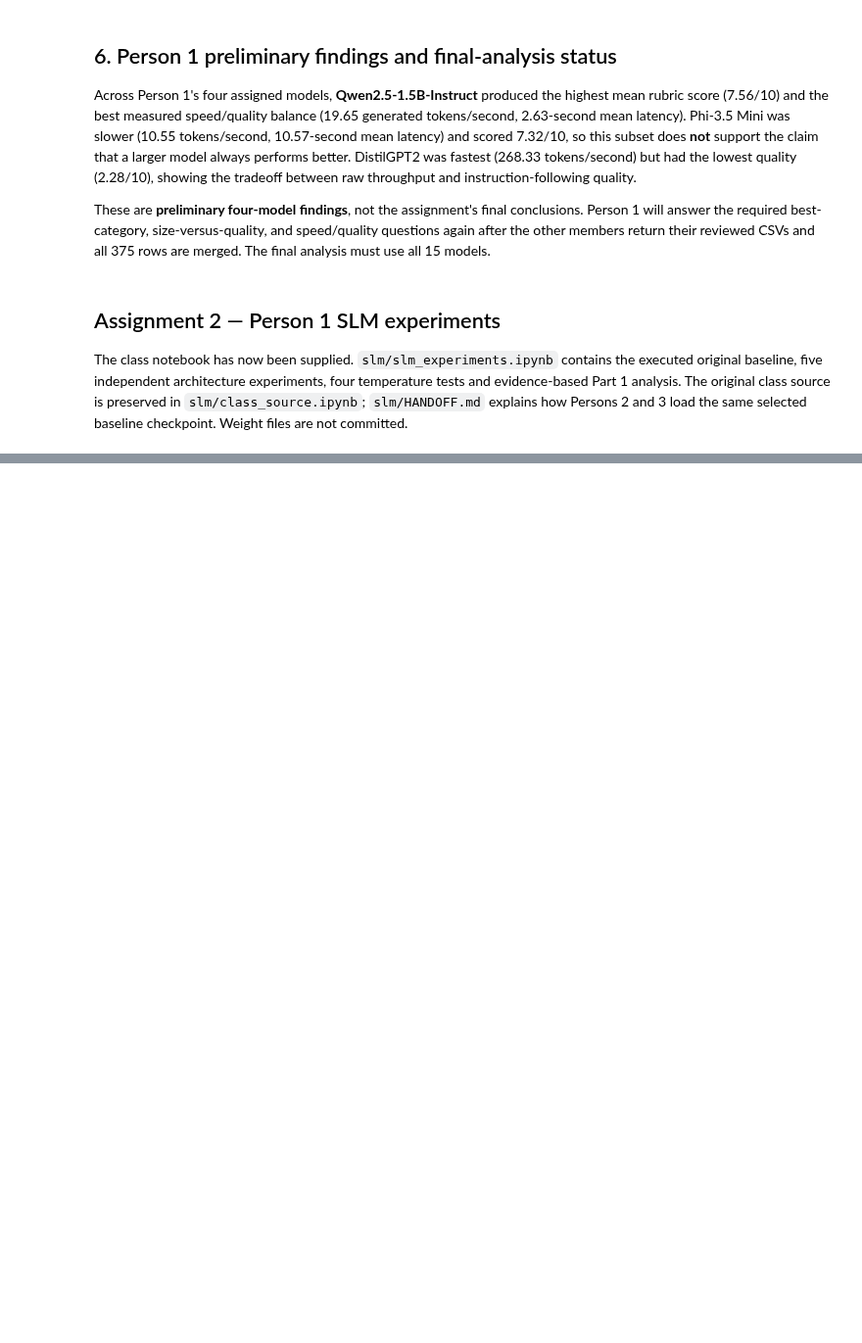
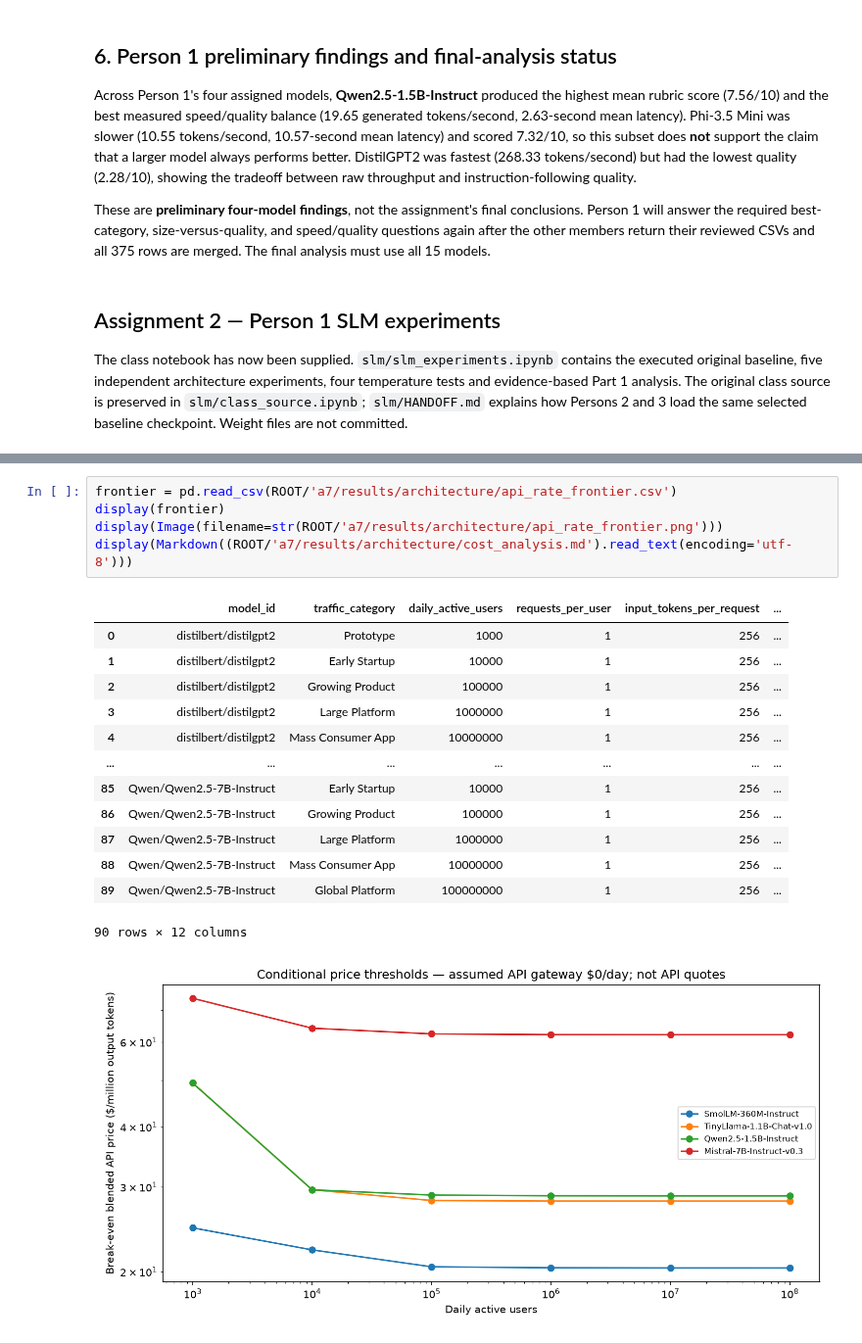
Before and after one commit to HestiaaAI/12_HestiaaAI, a Jupyter notebook: a7/multi_model_system.ipynb, the cells around one changed output, grey strips where cells are left out. Shown at 98% size. Saved outputs shown, nothing was run; the diff lists cells and outputs as text; blank space fills up the shorter version.

Commit message:
Integrate benchmark, local-cost and RAG evidence into system analysis

```diff
--- a/a7/multi_model_system.ipynb
+++ b/a7/multi_model_system.ipynb
@@ -331,0 +376,20 @@ Architecture lead benchmark: see coverage above. Cost crossover and full-team pe
+# %%
+frontier = pd.read_csv(ROOT/'a7/results/architecture/api_rate_frontier.csv')
+display(frontier)
+display(Image(filename=str(ROOT/'a7/results/architecture/api_rate_frontier.png')))
+display(Markdown((ROOT/'a7/results/architecture/cost_analysis.md').read_text(encoding='utf-8')))
+# %% [output]
+|  | model_id | traffic_category | daily_active_users | requests_per_user | input_tokens_per_request | ... |
+| 0 | distilbert/distilgpt2 | Prototype | 1000 | 1 | 256 | ... |
+| 1 | distilbert/distilgpt2 | Early Startup | 10000 | 1 | 256 | ... |
+| 2 | distilbert/distilgpt2 | Growing Product | 100000 | 1 | 256 | ... |
+| 3 | distilbert/distilgpt2 | Large Platform | 1000000 | 1 | 256 | ... |
+| 4 | distilbert/distilgpt2 | Mass Consumer App | 10000000 | 1 | 256 | ... |
+| ... | ... | ... | ... | ... | ... | ... |
+| 85 | Qwen/Qwen2.5-7B-Instruct | Early Startup | 10000 | 1 | 256 | ... |
+| 86 | Qwen/Qwen2.5-7B-Instruct | Growing Product | 100000 | 1 | 256 | ... |
+| 87 | Qwen/Qwen2.5-7B-Instruct | Large Platform | 1000000 | 1 | 256 | ... |
+| 88 | Qwen/Qwen2.5-7B-Instruct | Mass Consumer App | 10000000 | 1 | 256 | ... |
+| 89 | Qwen/Qwen2.5-7B-Instruct | Global Platform | 100000000 | 1 | 256 | ... |
+90 rows × 12 columns
+[figure, added]
```
Also changed, not shown: parts of 19 cells of this notebook, 23 other files.
